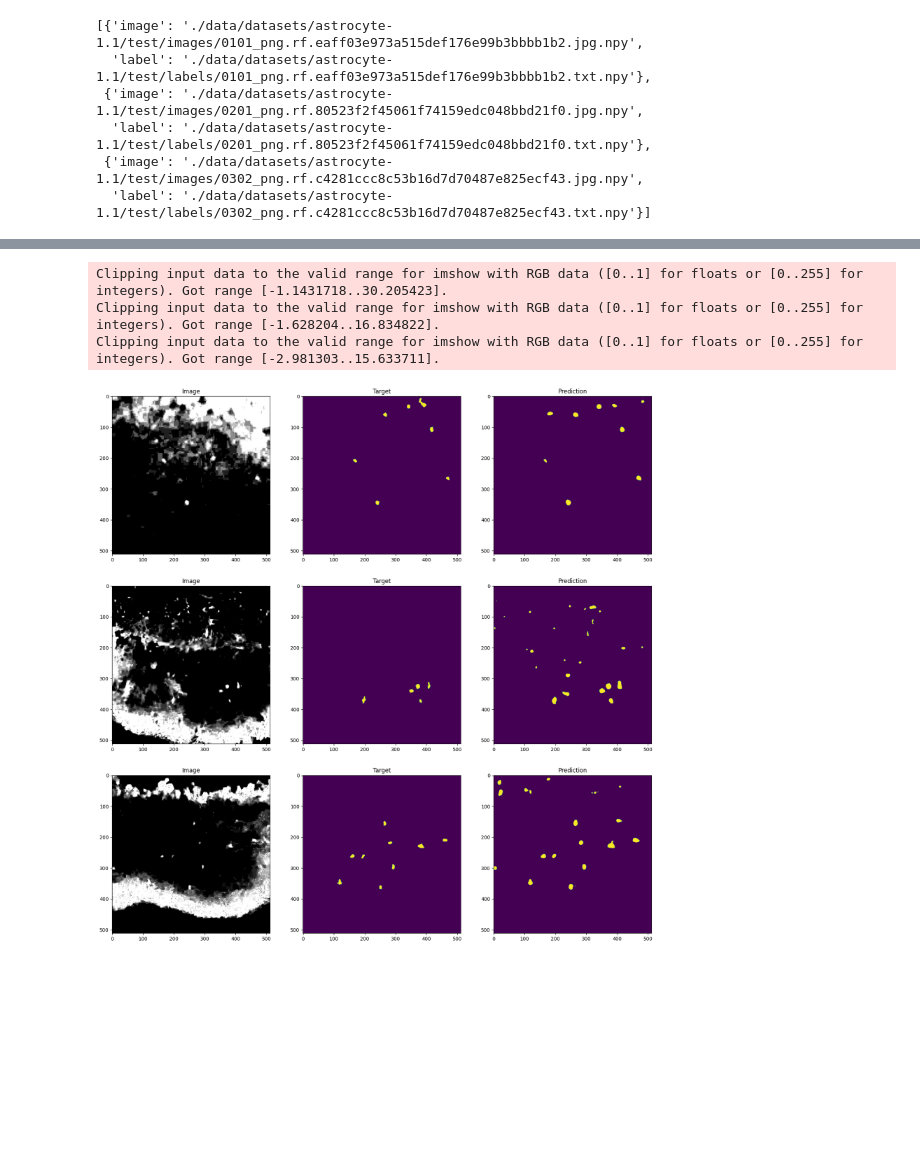
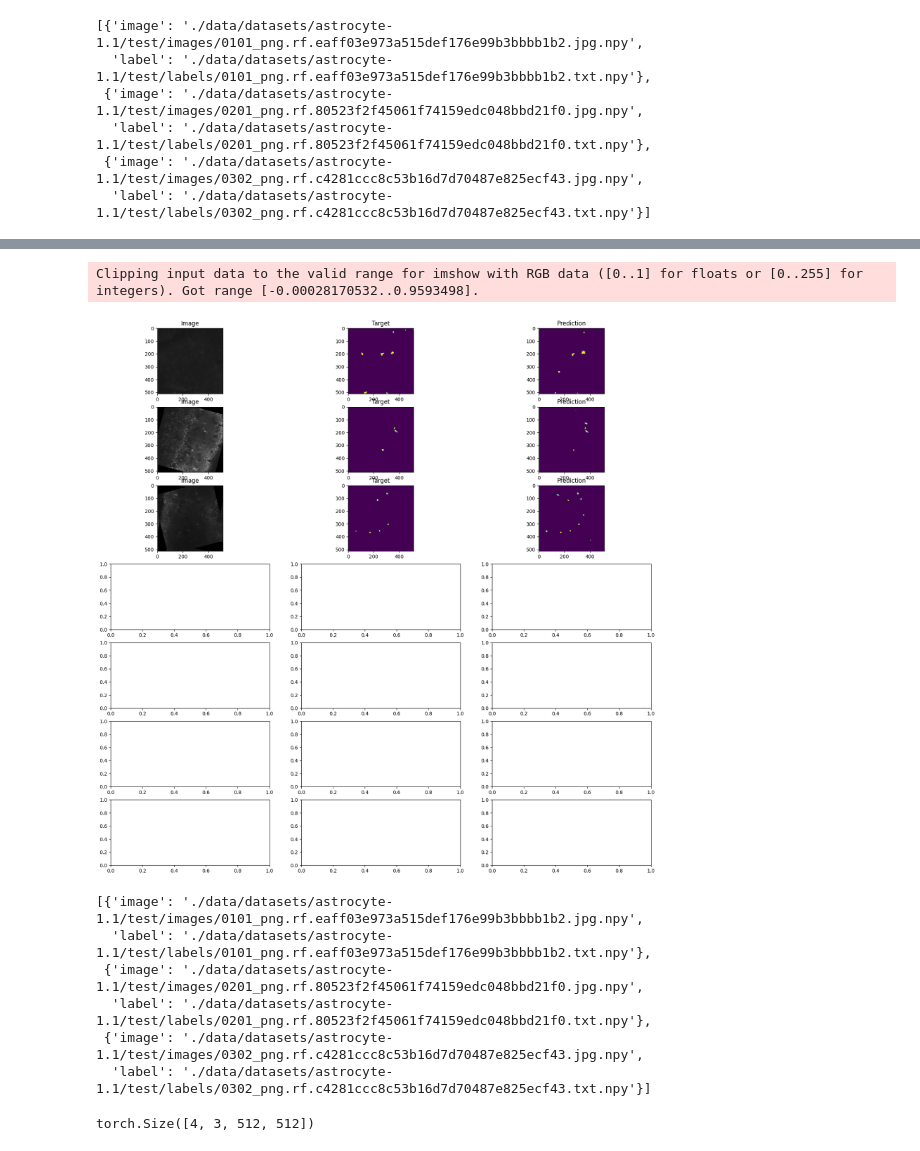
Before and after one commit to TrampI550/LobachDatasetDiplom, a Jupyter notebook: 01. model-training.ipynb, the cells around one changed output, grey strips where cells are left out. Saved outputs shown, nothing was run; the diff lists cells and outputs as text; code cells hidden in the pictures; blank space fills up the shorter version.

```diff
--- a/01. model-training.ipynb
+++ b/01. model-training.ipynb
@@ -217,7 +230,7 @@ def make_grid_image(images : list[torch.Tensor]):
 # %%
 from tqdm import tqdm
 
-epochs = 3
+epochs = 100
 dice = Dice()
 best_dice = 0
 
@@ -254,7 +267,7 @@ for epoch in range(epochs):
             loss = loss_function(outputs, targets); loss : torch.Tensor
             val_loss += loss.item()
 
-            mask = (torch.sigmoid(outputs) > 0.5).int()
+            mask = (torch.sigmoid(outputs) > 0.8).int()
             targets = targets.int()
 
             dice(mask, targets); mean_dice = dice.mean()
@@ -276,6 +289,6 @@ for epoch in range(epochs):
     else:
         print(f"No improvement in val mean dice, skip saving checkpoint best_dice={best_dice:.5}")
     write_logs(writer, train_loss, train_mean_dice, val_loss, val_mean_dice, epoch+1)
-    grid_image = make_grid_image([inputs, targets, outputs])
+    grid_image = make_grid_image([inputs/255, targets, outputs])
     writer.add_image("val/image_grid", grid_image, epoch+1)
 # %% [output]
@@ -288,6 +324,7 @@ for epoch in range(epochs):
 # %%
 import matplotlib.pyplot as plt
 import skimage
+import numpy as np
 
 def show_result(inputs : torch.Tensor, targets : torch.Tensor, outputs : torch.Tensor):
     inputs = inputs.clone().cpu()
@@ -295,7 +332,7 @@ def show_result(inputs : torch.Tensor, targets : torch.Tensor, outputs : torch.T
     outputs = outputs.clone().cpu()
 
     fig, ax = plt.subplots(1, 3, figsize=(20, 20))
-    ax[0].imshow(inputs)
+    ax[0].imshow(np.array(inputs)/255)
     ax[1].imshow(targets)
     ax[2].imshow(outputs)
     ax[0].set_title("Image")
@@ -305,6 +342,6 @@ def show_result(inputs : torch.Tensor, targets : torch.Tensor, outputs : torch.T
 
 targets = targets.squeeze(dim=1)
 mask = mask.squeeze(dim=1)
-
-show_result(inputs[0].permute(1, 2, 0), targets[0], mask[0])
+ind = 0
+show_result(inputs[ind].permute(1, 2, 0), targets[ind], mask[ind])
 # %% [output]
@@ -312,0 +349,3 @@ Clipping input data to the valid range for imshow with RGB data ([0..1] for floa
+# %%
+checkpoint = os.path.join("checkpoints", "best.pth")
+model.load_state_dict(torch.load(checkpoint, weights_only=True))
@@ -313,11 +354,14 @@ Clipping input data to the valid range for imshow with RGB data ([0..1] for floa
 # %%
+from tqdm import tqdm
+
+dice = Dice()
 inputs_list = []
 targets_list = []
 preds_list = []
 
 with torch.no_grad():
     model.eval()
-    for batch in tqdm(test_dataloader):
+    for batch in tqdm(train_dataloader):
         inputs, targets = batch["image"].to(device), batch["label"].to(device)
         outputs = model(inputs)
         loss = loss_function(outputs, targets)
@@ -338,26 +393,37 @@ with torch.no_grad():
 # %%
 import matplotlib.pyplot as plt
 import skimage
 
 def show_result(inputs_list : torch.Tensor, targets_list : torch.Tensor, outputs_list : torch.Tensor):
-    fig, ax = plt.subplots(3, 3, figsize=(20, 20)); ax : list[plt.Axes]
+    fig, ax = plt.subplots(7, 3, figsize=(20, 20)); ax : list[plt.Axes]
     for i in range(3):
         inputs = inputs_list[i][0].permute(1, 2, 0).clone().cpu()
         targets = targets_list[i][0].squeeze(dim=0).clone().cpu()
         outputs = outputs_list[i][0].squeeze(dim=0).clone().cpu()
-        ax[i, 0].imshow(inputs)
+        ax[i, 0].imshow(inputs/255)
         ax[i, 1].imshow(targets)
         ax[i, 2].imshow(outputs)
         ax[i, 0].set_title("Image")
         ax[i, 1].set_title("Target")
         ax[i, 2].set_title("Prediction")
 
 
     # plt.show()
 
 show_result(inputs_list, targets_list, preds_list)
 # %% [output]
-Clipping input data to the valid range for imshow with RGB data ([0..1] for floats or [0..255] for integers). Got range [-1.1431718..30.205423].
-Clipping input data to the valid range for imshow with RGB data ([0..1] for floats or [0..255] for integers). Got range [-1.628204..16.834822].
-Clipping input data to the valid range for imshow with RGB data ([0..1] for floats or [0..255] for integers). Got range [-2.981303..15.633711].
+Clipping input data to the valid range for imshow with RGB data ([0..1] for floats or [0..255] for integers). Got range [-0.00028170532..0.9593498].
-[figure, old version]
+[figure, new version]
+# %%
+dataset['test']
+# %% [output]
+[{'image': './data/datasets/astrocyte-1.1/test/images/0101_png.rf.eaff03e973a515def176e99b3bbbb1b2.jpg.npy',
+  'label': './data/datasets/astrocyte-1.1/test/labels/0101_png.rf.eaff03e973a515def176e99b3bbbb1b2.txt.npy'},
+ {'image': './data/datasets/astrocyte-1.1/test/images/0201_png.rf.80523f2f45061f74159edc048bbd21f0.jpg.npy',
+  'label': './data/datasets/astrocyte-1.1/test/labels/0201_png.rf.80523f2f45061f74159edc048bbd21f0.txt.npy'},
+ {'image': './data/datasets/astrocyte-1.1/test/images/0302_png.rf.c4281ccc8c53b16d7d70487e825ecf43.jpg.npy',
+  'label': './data/datasets/astrocyte-1.1/test/labels/0302_png.rf.c4281ccc8c53b16d7d70487e825ecf43.txt.npy'}]
+# %%
+inputs_list[7:10][0]
+# %% [output]
+torch.Size([4, 3, 512, 512])
```
Also changed, not shown: parts of 13 cells of this notebook, 1 other file.
